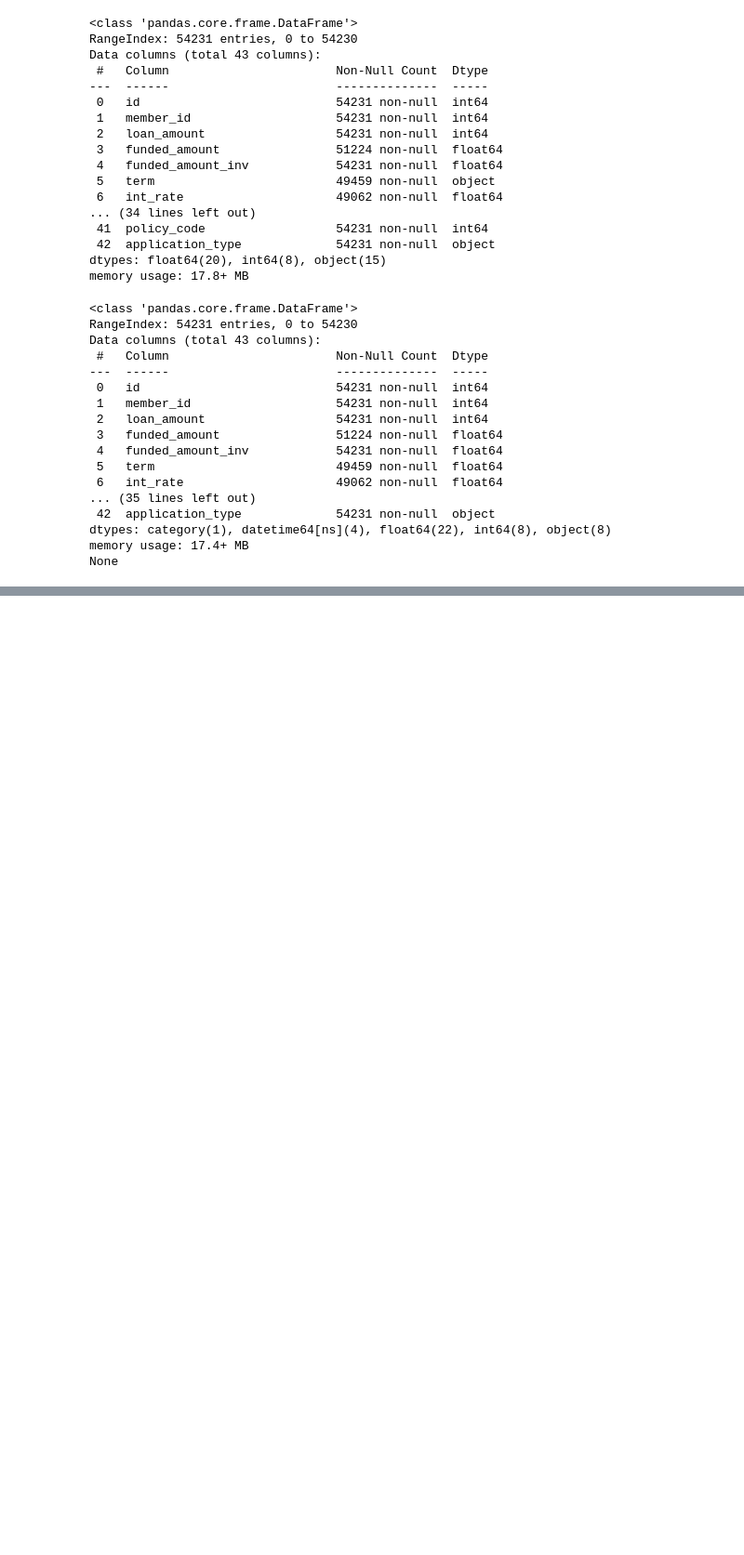
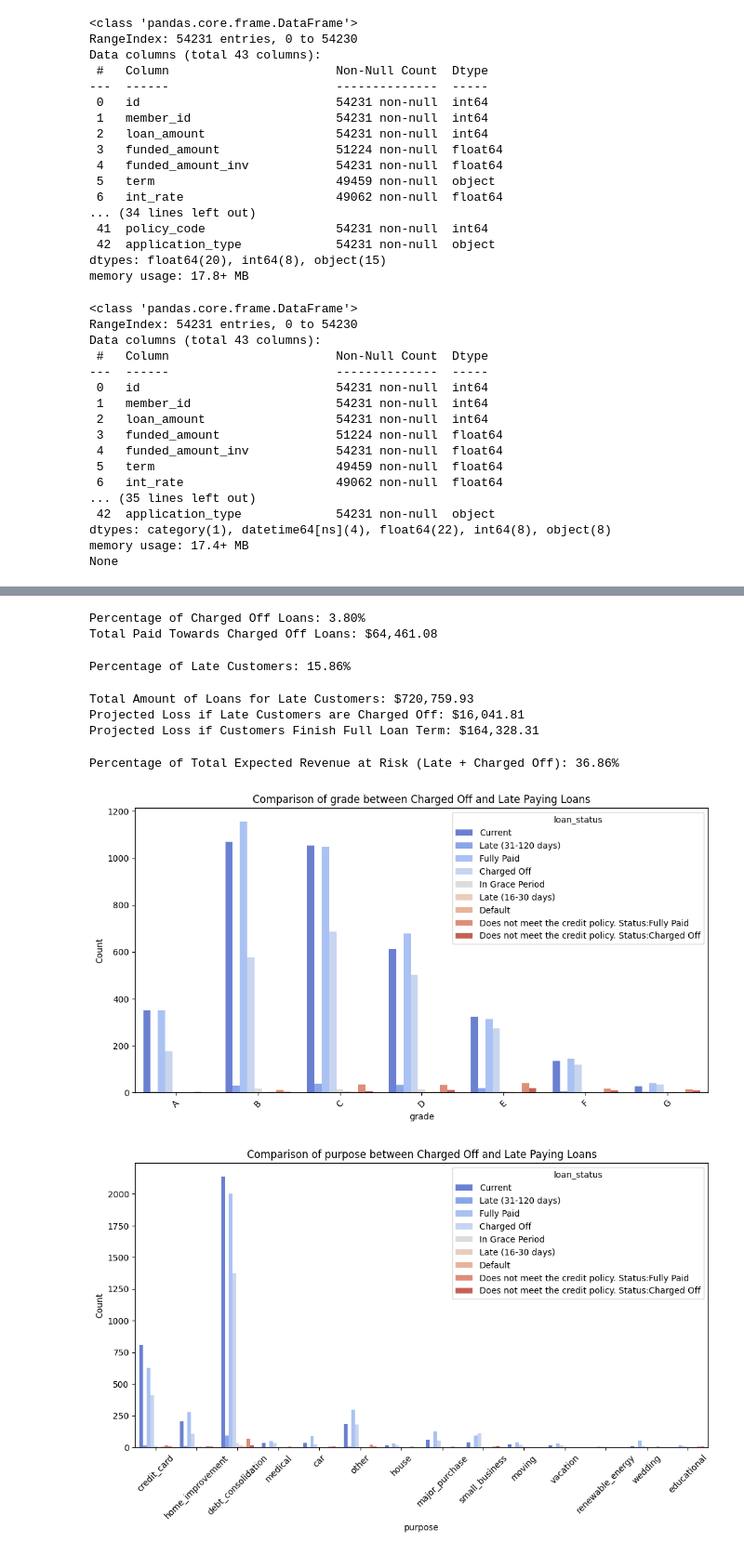
Before and after one commit to PavenSS/exploratory-data-analysis---customer-loans-in-finance971, a Jupyter notebook: db_util.ipynb, the cells around one changed output, grey strips where cells are left out. Shown at 93% size. Saved outputs shown, nothing was run; the diff lists cells and outputs as text; code cells hidden in the pictures; blank space fills up the shorter version.

Commit message:
milestone 4 completed but needs refctoring, indicators and percentages found but some elements not optimised.

```diff
--- a/db_util.ipynb
+++ b/db_util.ipynb
@@ -427,0 +460,61 @@ plotter.plot_correlation_matrix(correlation_matrix_cleaned)
+# %%
+# Remaining payments over the next 6 months = instalment * 6
+
+df_without_outliers['remaining_payment_6_months'] = df_without_outliers['instalment'] * 6
+print(df_without_outliers['remaining_payment_6_months'])
+plotter.plot_histograms(['remaining_payment_6_months'])
+# %%
+#Task 2
+charged_off_loans = df_without_outliers[df_without_outliers['loan_status'] == 'Charged Off']
+charged_off_percentage = len(charged_off_loans) / len(df_without_outliers) * 100
+total_paid_on_charged_off_loans = charged_off_loans['total_payment'].sum()
+print(f"Percentage of Charged Off Loans: {charged_off_percentage:.2f}%")
+print(f"Total Paid Towards Charged Off Loans: ${total_paid_on_charged_off_loans:,.2f}")
+# %% [output]
+Percentage of Charged Off Loans: 3.80%
+Total Paid Towards Charged Off Loans: $64,461.08
+# %%
+late_customers = skew_df[(skew_df['delinq_2yrs'] > 0)]
+late_customers_percentage = len(late_customers) / len(skew_df) * 100
+print(f"Percentage of Late Customers: {late_customers_percentage:.2f}%")
+# %% [output]
+Percentage of Late Customers: 15.86%
+# %%
+total_late_customers_amount = late_customers['funded_amount'].sum()
+print(f"Total Amount of Loans for Late Customers: ${total_late_customers_amount:,.2f}")
+projected_loss_if_charged_off = late_customers['out_prncp'].sum()
+print(f"Projected Loss if Late Customers are Charged Off: ${projected_loss_if_charged_off:,.2f}")
+#sum of out_prncp and total_rec_int
+projected_loss_full_term = late_customers['out_prncp'].sum() + late_customers['total_rec_int'].sum()
+print(f"Projected Loss if Customers Finish Full Loan Term: ${projected_loss_full_term:,.2f}")
+# %% [output]
+Total Amount of Loans for Late Customers: $720,759.93
+Projected Loss if Late Customers are Charged Off: $16,041.81
+Projected Loss if Customers Finish Full Loan Term: $164,328.31
+# %%
+total_expected_revenue = df_without_outliers['funded_amount'].sum() + df_without_outliers['total_rec_int'].sum()
+
+total_at_risk = pd.concat([late_customers, charged_off_loans])
+total_at_risk_revenue = total_at_risk['funded_amount'].sum() + total_at_risk['total_rec_int'].sum()
+percentage_loss_of_total_revenue = (total_at_risk_revenue / total_expected_revenue) * 100
+print(f"Percentage of Total Expected Revenue at Risk (Late + Charged Off): {percentage_loss_of_total_revenue:.2f}%")
+# %% [output]
+Percentage of Total Expected Revenue at Risk (Late + Charged Off): 36.86%
+# %%
+columns_of_interest = ['grade', 'purpose', 'home_ownership', 'annual_inc', 'dti', 'loan_amount', 'term']
+
+def plot_categorical_comparison(column):
+    plt.figure(figsize=(12, 6))
+    sns.countplot(x=column, data=total_at_risk, hue='loan_status', palette='coolwarm')
+    plt.title(f'Comparison of {column} between Charged Off and Late Paying Loans')
+    plt.xlabel(column)
+    plt.ylabel('Count')
+    plt.xticks(rotation=45)
+    plt.show()
+
+for column in columns_of_interest:
+    if total_at_risk[column].dtype == 'object':  # categorical columns
+        plot_categorical_comparison(column)
+# %% [output]
+[figure, added]
+[figure, added]
```
Also changed, not shown: parts of 20 cells of this notebook, 1 other file.
